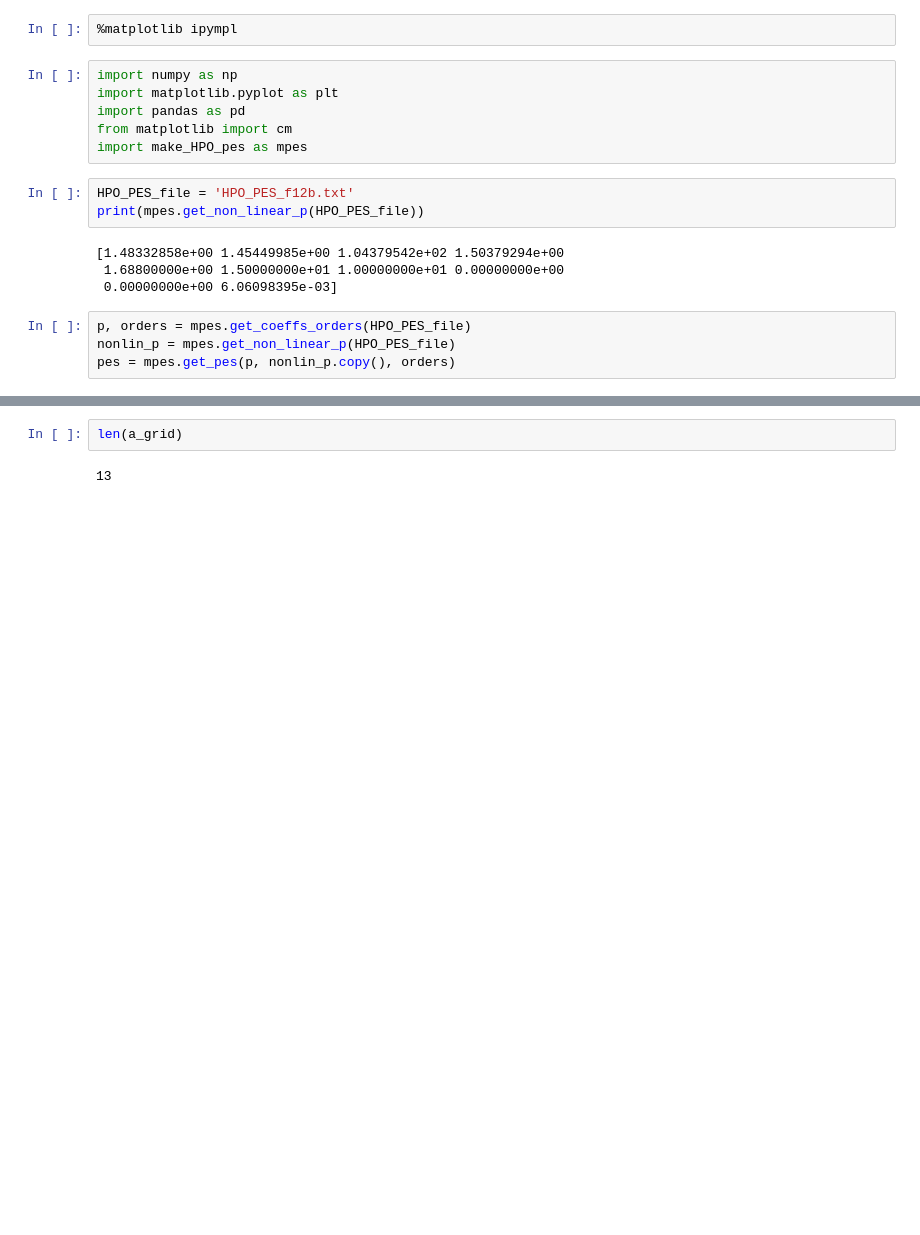
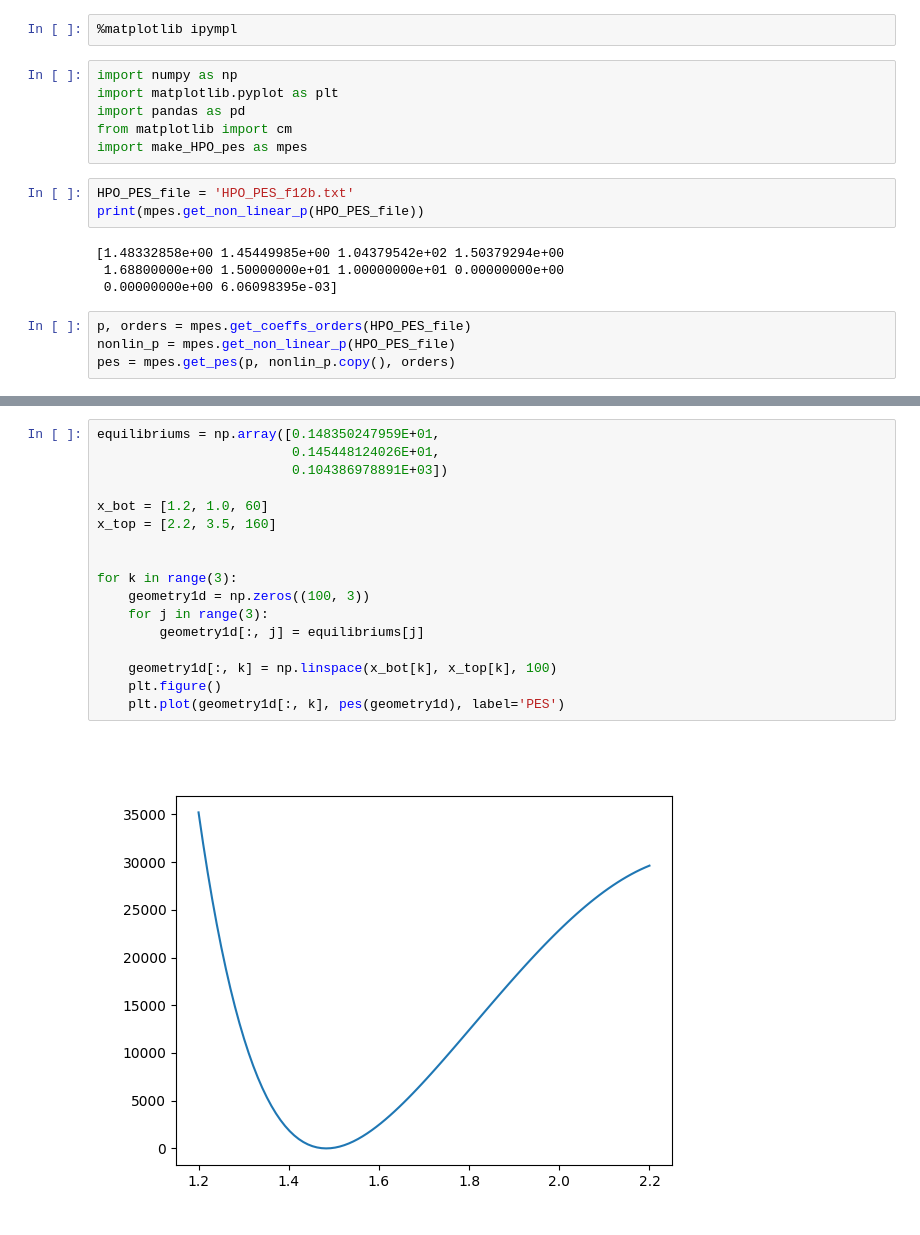
Before and after one commit to R-y-a-n-M-o-k/HPO, a Jupyter notebook: HPO_PES/plot_HPO_PES.ipynb, the cells around one changed output, grey strips where cells are left out. Cells and saved outputs as stored; diff of their text form; blank space fills up the shorter version.

```diff
--- a/HPO_PES/plot_HPO_PES.ipynb
+++ b/HPO_PES/plot_HPO_PES.ipynb
@@ -73,4 +72,19 @@ for i in range(len(a_grid)):
-# %%
-len(a_grid)
-# %% [output]
-13
+# %%
+equilibriums = np.array([0.148350247959E+01,
+                         0.145448124026E+01,
+                         0.104386978891E+03])
+
+x_bot = [1.2, 1.0, 60]
+x_top = [2.2, 3.5, 160]
+
+
+for k in range(3):
+    geometry1d = np.zeros((100, 3))
+    for j in range(3):
+        geometry1d[:, j] = equilibriums[j]
+
+    geometry1d[:, k] = np.linspace(x_bot[k], x_top[k], 100)
+    plt.figure()
+    plt.plot(geometry1d[:, k], pes(geometry1d), label='PES')
+# %% [output]
+[figure, added]
```
Also changed, not shown: parts of 2 cells of this notebook, 10 other files.
